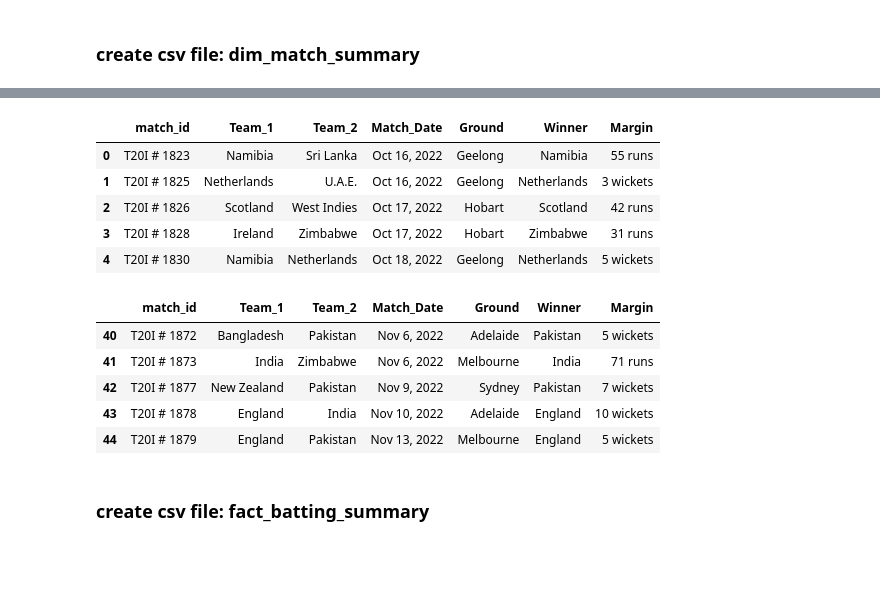
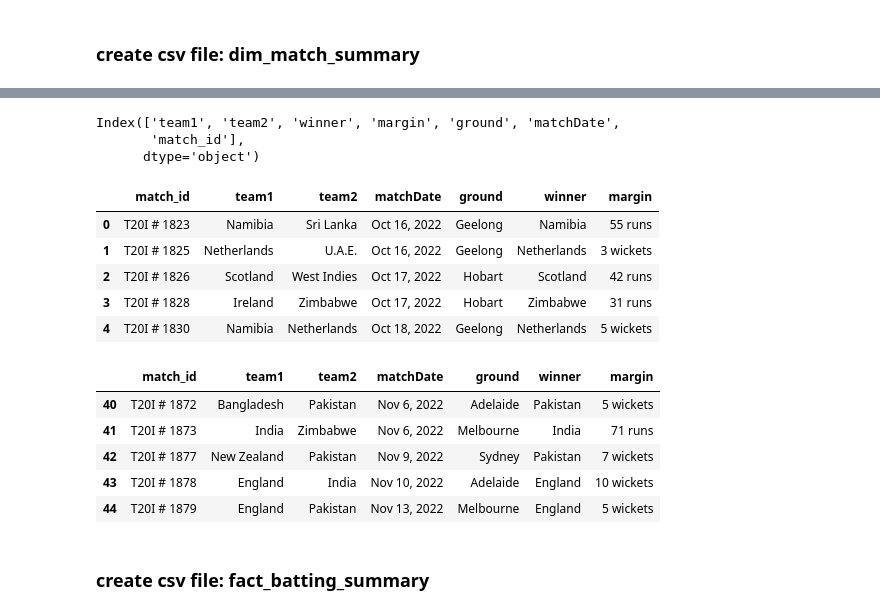
Before and after one commit to codebasics/DataAnalysisProjects, a Jupyter notebook: 5_CricketT20Analytics/data_collection/preprocess_t20_cricket_data.ipynb, the cells around one changed output, grey strips where cells are left out. Saved outputs shown, nothing was run; the diff lists cells and outputs as text; code cells hidden in the pictures; blank space fills up the shorter version.

```diff
--- a/5_CricketT20Analytics/data_collection/preprocess_t20_cricket_data.ipynb
+++ b/5_CricketT20Analytics/data_collection/preprocess_t20_cricket_data.ipynb
@@ -35,7 +30,13 @@ df_match_info.head()
 # %%
 #rename "scorecard" with "match_id"
 
-df_match_info.rename({'Scorecard': 'match_id'}, axis = 1, inplace = True)
+df_match_info.rename({'scorecard': 'match_id'}, axis = 1, inplace = True)
+# %%
+df_match_info.columns
+# %% [output]
+Index(['team1', 'team2', 'winner', 'margin', 'ground', 'matchDate',
+       'match_id'],
+      dtype='object')
 # %%
 #create a dictionary for match_ids [This is helpful to give match_ids for other fact table]
 
@@ -50,10 +51,10 @@ for index, row in df_match_info.iterrows():
 # %%
 #interchange the position of columns
 
-df_match_info = df_match_info[['match_id', 'Team_1', 'Team_2', 'Match_Date', 'Ground', 'Winner', 'Margin']]
+df_match_info = df_match_info[['match_id', 'team1', 'team2', 'matchDate', 'ground', 'winner', 'margin']]
 df_match_info.head()
 # %% [output]
-|  | match_id | Team_1 | Team_2 | Match_Date | Ground | Winner | Margin |
+|  | match_id | team1 | team2 | matchDate | ground | winner | margin |
 | 0 | T20I # 1823 | Namibia | Sri Lanka | Oct 16, 2022 | Geelong | Namibia | 55 runs |
 | 1 | T20I # 1825 | Netherlands | U.A.E. | Oct 16, 2022 | Geelong | Netherlands | 3 wickets |
 | 2 | T20I # 1826 | Scotland | West Indies | Oct 17, 2022 | Hobart | Scotland | 42 runs |
@@ -62,7 +63,7 @@ df_match_info.head()
 # %%
 df_match_info.tail()
 # %% [output]
-|  | match_id | Team_1 | Team_2 | Match_Date | Ground | Winner | Margin |
+|  | match_id | team1 | team2 | matchDate | ground | winner | margin |
 | 40 | T20I # 1872 | Bangladesh | Pakistan | Nov 6, 2022 | Adelaide | Pakistan | 5 wickets |
 | 41 | T20I # 1873 | India | Zimbabwe | Nov 6, 2022 | Melbourne | India | 71 runs |
 | 42 | T20I # 1877 | New Zealand | Pakistan | Nov 9, 2022 | Sydney | Pakistan | 7 wickets |
```
Also changed, not shown: parts of 18 cells of this notebook, 12 other files.
